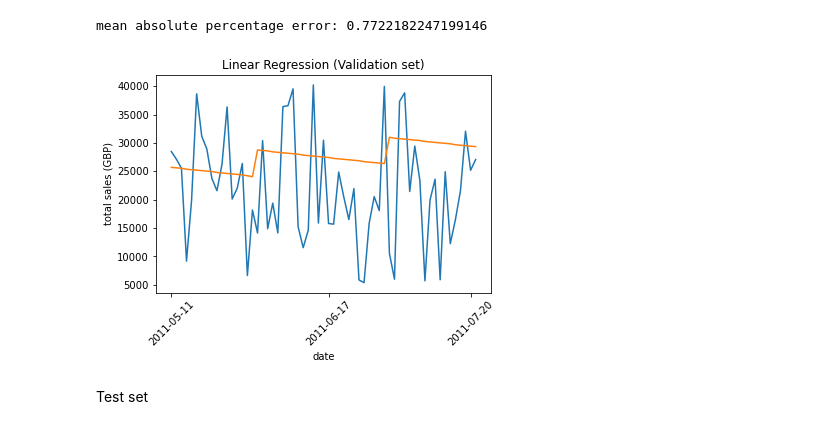
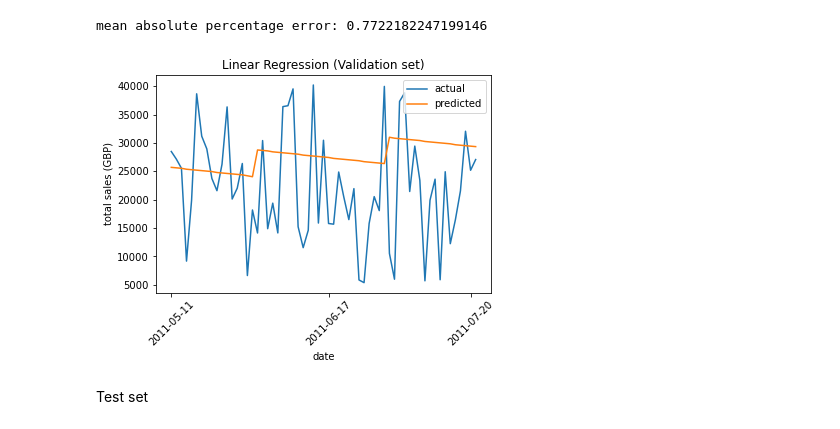
Before and after one commit to mwreed1/forcasting-sales, a Jupyter notebook: sale_uk.ipynb, the cells around one changed output. Cells and saved outputs as stored; diff of their text form; code cells hidden in the pictures.

```diff
--- a/sale_uk.ipynb
+++ b/sale_uk.ipynb
@@ -246,18 +247,19 @@ mean absolute percentage error: 0.7722182247199146
 # %%
 fig = plt.figure()
 ax = fig.add_subplot(111)
 
-ax.plot(X_val_axis.index,y_val)
-ax.plot(X_val_axis.index,val_preds)
+ax.plot(X_val_axis.index,y_val,label='actual')
+ax.plot(X_val_axis.index,val_preds,label='predicted')
+ax.legend()
 #ax.xaxis.set_major_formatter(mdates.DateFormatter('%Y-%m-%d'))
 ax.xaxis.set_major_locator(mdates.MonthLocator(interval=1))
 ax.tick_params(axis='x', labelrotation=45)
 plt.xlabel("date")
 plt.ylabel("total sales (GBP)")
 plt.title("Linear Regression (Validation set)")
 plt.show()
 # %% [output]
-[figure, old version]
+[figure, new version]
 # %% [markdown]
 Test set
 # %%
```
Also changed, not shown: parts of 5 cells of this notebook.
